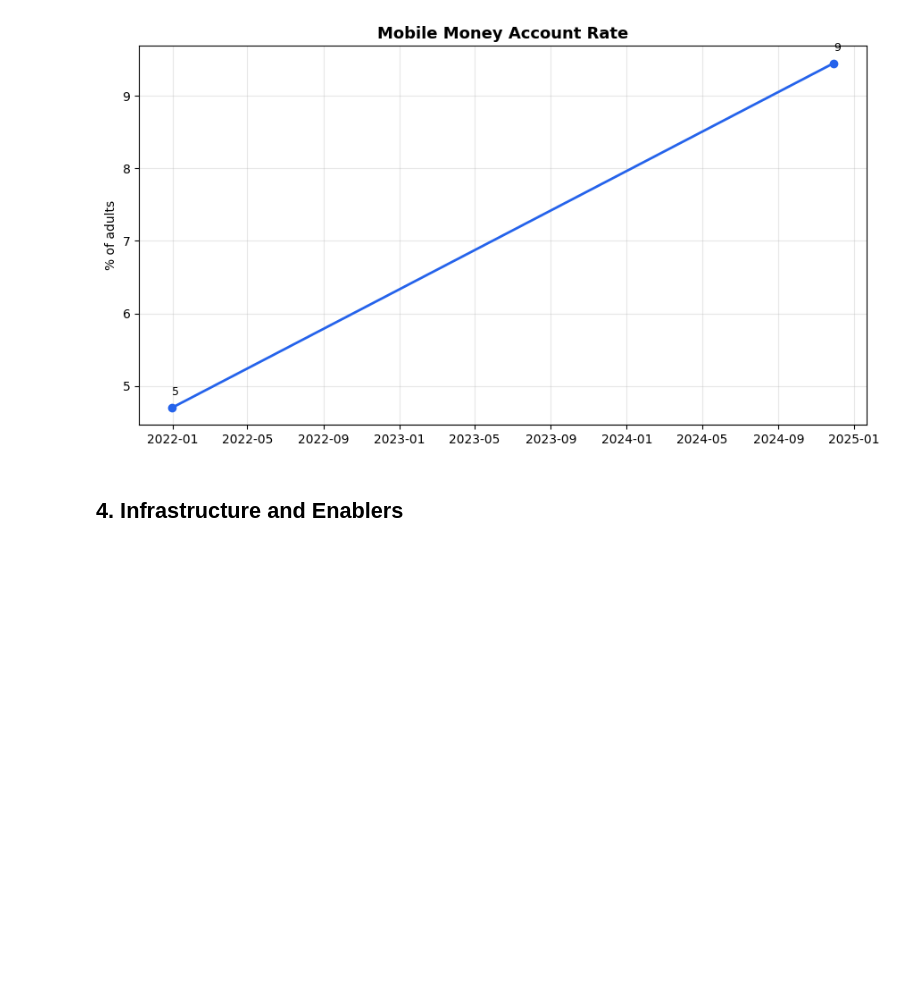
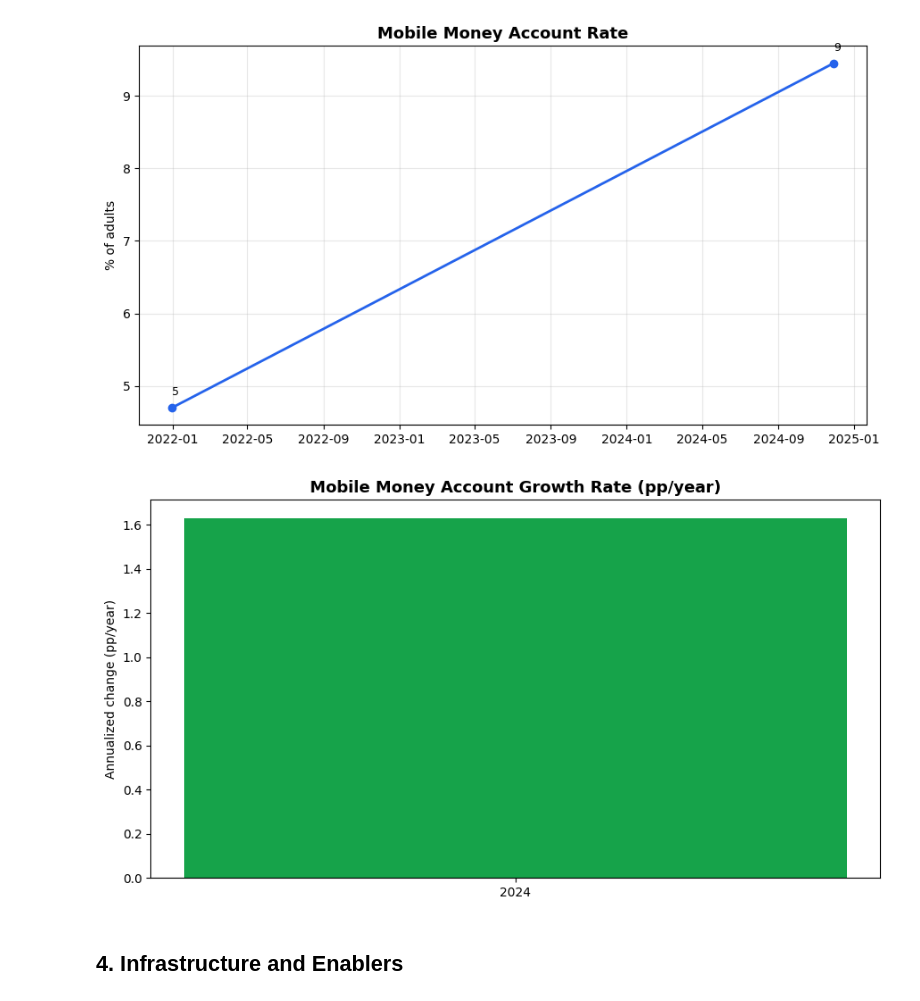
Before and after one commit to SimretAbebe/ethiopia-financial-inclusion-forecast, a Jupyter notebook: notebooks/task2_eda.ipynb, the cells around one changed output. Cells and saved outputs as stored; diff of their text form; code cells hidden in the pictures; blank space fills up the shorter version.

Commit message:
Address review feedback: add source_type breakdown, usage growth rate analysis, README module descriptions, CONTRIBUTING guide

```diff
--- a/notebooks/task2_eda.ipynb
+++ b/notebooks/task2_eda.ipynb
@@ -72,6 +86,12 @@ fig3 = eda_visuals.plot_indicator_trend(
     mm_series, "Mobile Money Account Rate", "% of adults")
 # %% [output]
 [figure]
+# %%
+mm_deduped = eda_prep.resolve_duplicate_dates(mm_series)
+mm_growth = eda_prep.calculate_growth(mm_deduped)
+fig_usage_growth = eda_visuals.plot_growth_rates(mm_growth, "Mobile Money Account Growth Rate (pp/year)")
+# %% [output]
+[figure, added]
 # %% [markdown]
 ## 4. Infrastructure and Enablers
 # %%
```
Also changed, not shown: parts of 1 cell of this notebook.
